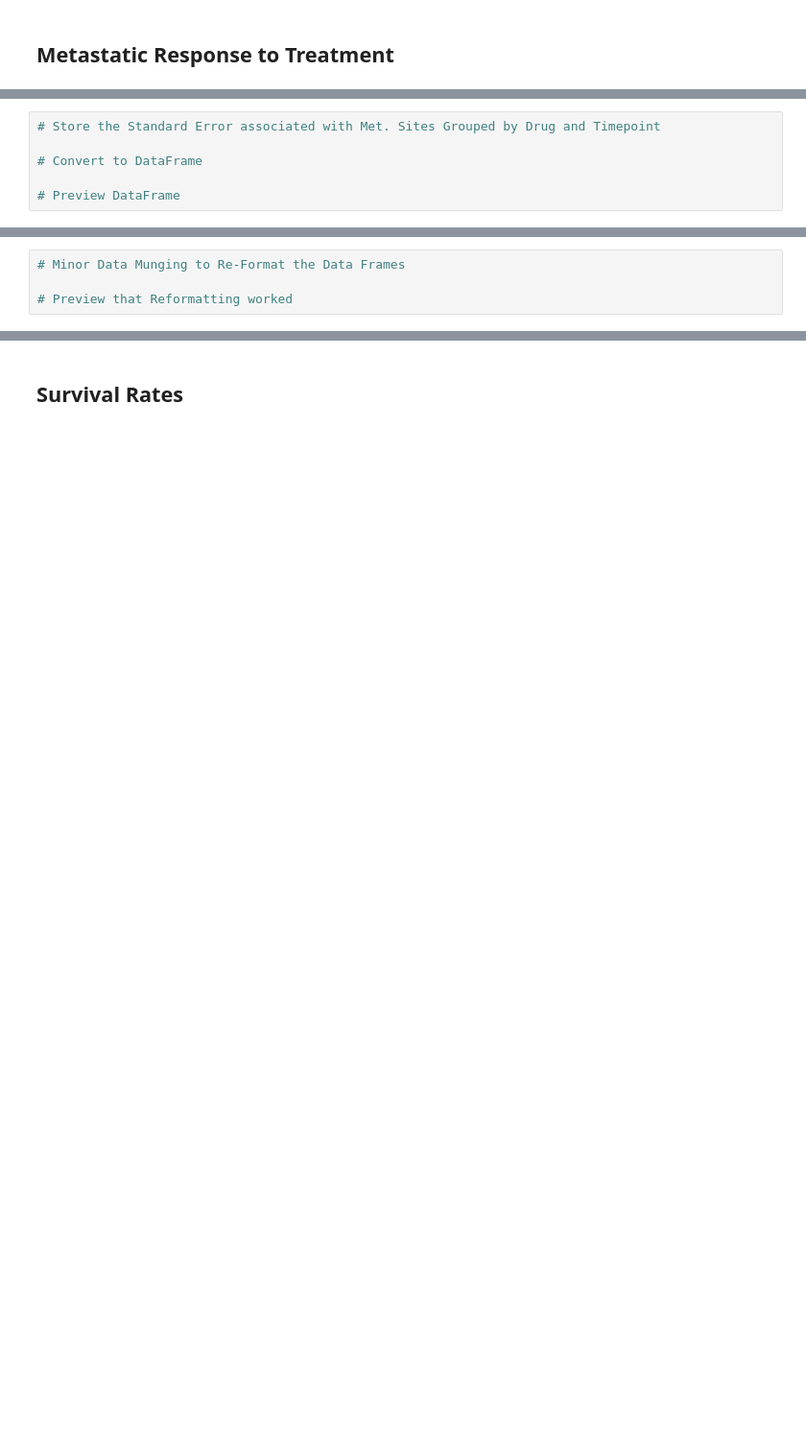
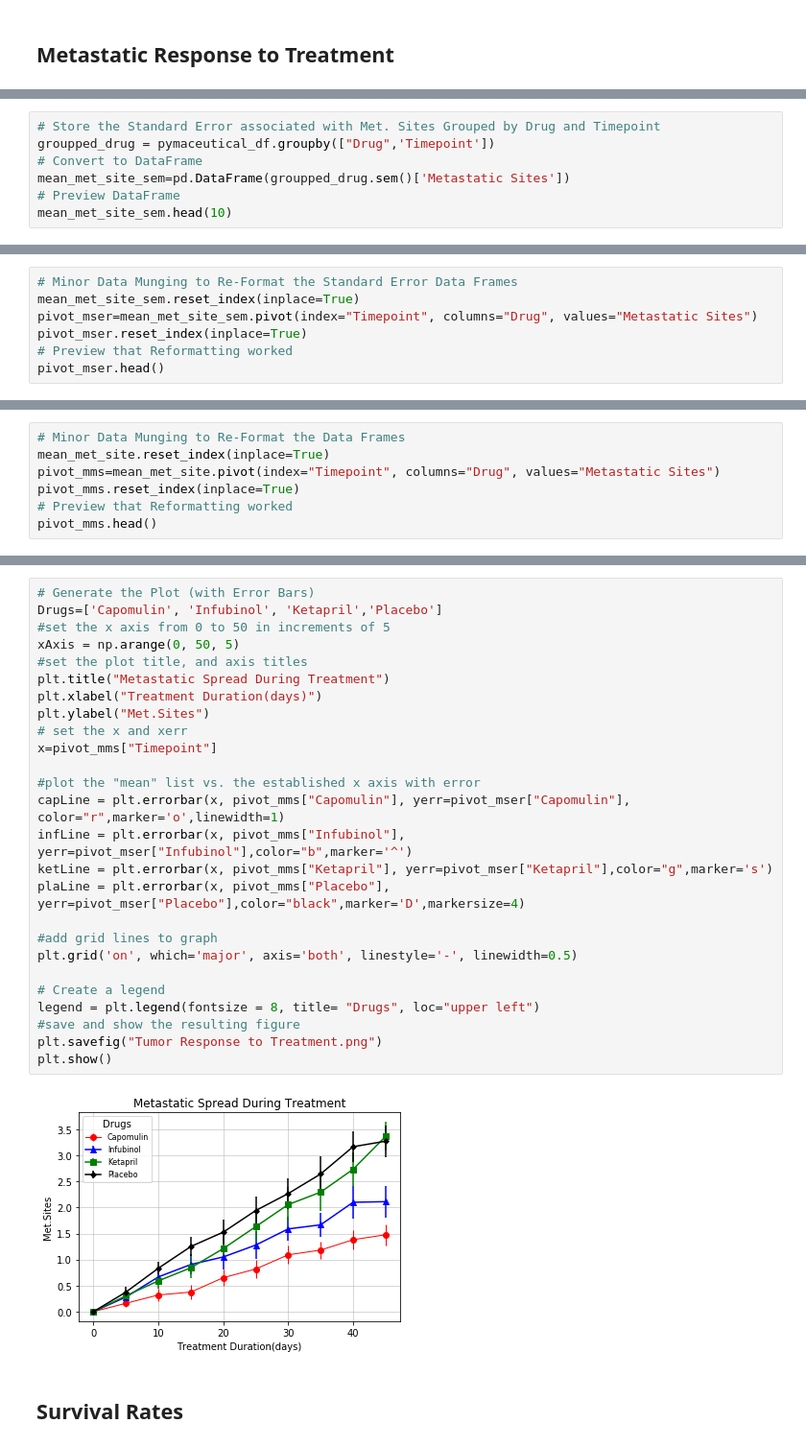
Before and after one commit to chyu1302/Matplotlib, a Jupyter notebook: Pymaceuticals.ipynb, the cells around one changed output, grey strips where cells are left out. Shown at 96% size. Drawn from its saved outputs; the diff is of its cells as text; blank space fills up the shorter version.

```diff
--- a/Pymaceuticals.ipynb
+++ b/Pymaceuticals.ipynb
@@ -113,6 +167,7 @@ plt.show()
 # %%
 # Store the Standard Error associated with Met. Sites Grouped by Drug and Timepoint
-
+groupped_drug = pymaceutical_df.groupby(["Drug",'Timepoint'])
 # Convert to DataFrame
-
+mean_met_site_sem=pd.DataFrame(groupped_drug.sem()['Metastatic Sites'])
 # Preview DataFrame
+mean_met_site_sem.head(10)
@@ -127,0 +187,7 @@ plt.show()
+# %%
+# Minor Data Munging to Re-Format the Standard Error Data Frames
+mean_met_site_sem.reset_index(inplace=True)
+pivot_mser=mean_met_site_sem.pivot(index="Timepoint", columns="Drug", values="Metastatic Sites")
+pivot_mser.reset_index(inplace=True)
+# Preview that Reformatting worked
+pivot_mser.head()
@@ -128,4 +201,7 @@ plt.show()
 # %%
 # Minor Data Munging to Re-Format the Data Frames
-
+mean_met_site.reset_index(inplace=True)
+pivot_mms=mean_met_site.pivot(index="Timepoint", columns="Drug", values="Metastatic Sites")
+pivot_mms.reset_index(inplace=True)
 # Preview that Reformatting worked
+pivot_mms.head()
@@ -150,3 +215,31 @@ plt.show()
+# %%
+# Generate the Plot (with Error Bars)
+Drugs=['Capomulin', 'Infubinol', 'Ketapril','Placebo']
+#set the x axis from 0 to 50 in increments of 5
+xAxis = np.arange(0, 50, 5)
+#set the plot title, and axis titles
+plt.title("Metastatic Spread During Treatment")
+plt.xlabel("Treatment Duration(days)")
+plt.ylabel("Met.Sites")
+# set the x and xerr
+x=pivot_mms["Timepoint"]
+
+#plot the "mean" list vs. the established x axis with error
+capLine = plt.errorbar(x, pivot_mms["Capomulin"], yerr=pivot_mser["Capomulin"], color="r",marker='o',linewidth=1)
+infLine = plt.errorbar(x, pivot_mms["Infubinol"], yerr=pivot_mser["Infubinol"],color="b",marker='^')
+ketLine = plt.errorbar(x, pivot_mms["Ketapril"], yerr=pivot_mser["Ketapril"],color="g",marker='s')
+plaLine = plt.errorbar(x, pivot_mms["Placebo"], yerr=pivot_mser["Placebo"],color="black",marker='D',markersize=4)
+
+#add grid lines to graph
+plt.grid('on', which='major', axis='both', linestyle='-', linewidth=0.5)
+
+# Create a legend
+legend = plt.legend(fontsize = 8, title= "Drugs", loc="upper left")
+#save and show the resulting figure
+plt.savefig("Tumor Response to Treatment.png")
+plt.show()
+# %% [output]
+[figure, added]
 # %% [markdown]
 ## Survival Rates
 # %%
```
Also changed, not shown: parts of 30 cells of this notebook.
